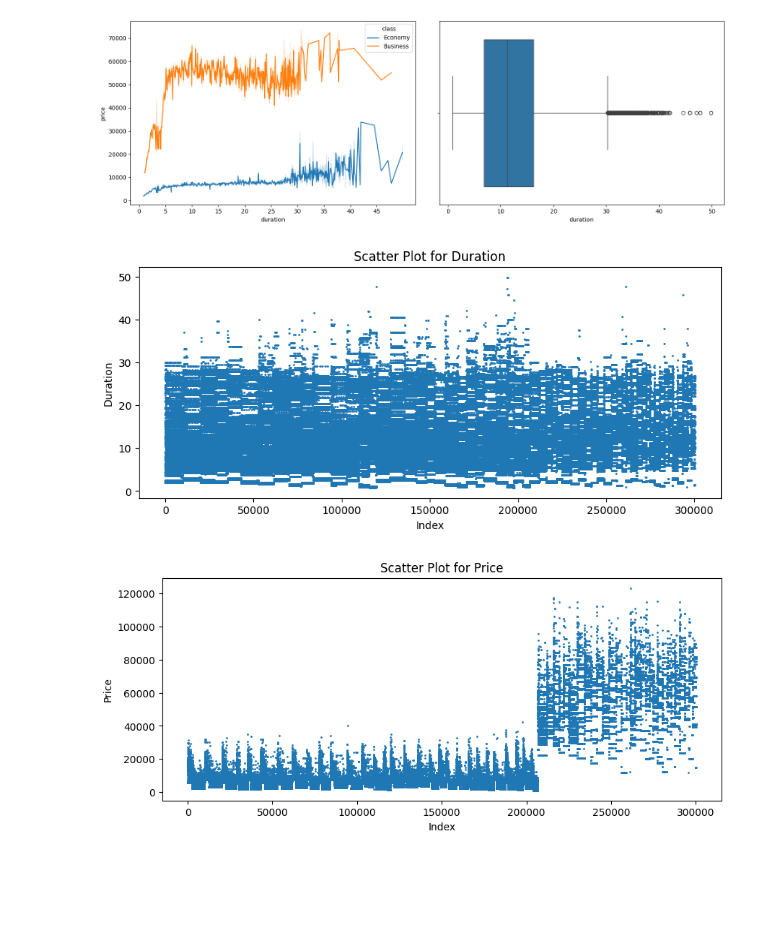
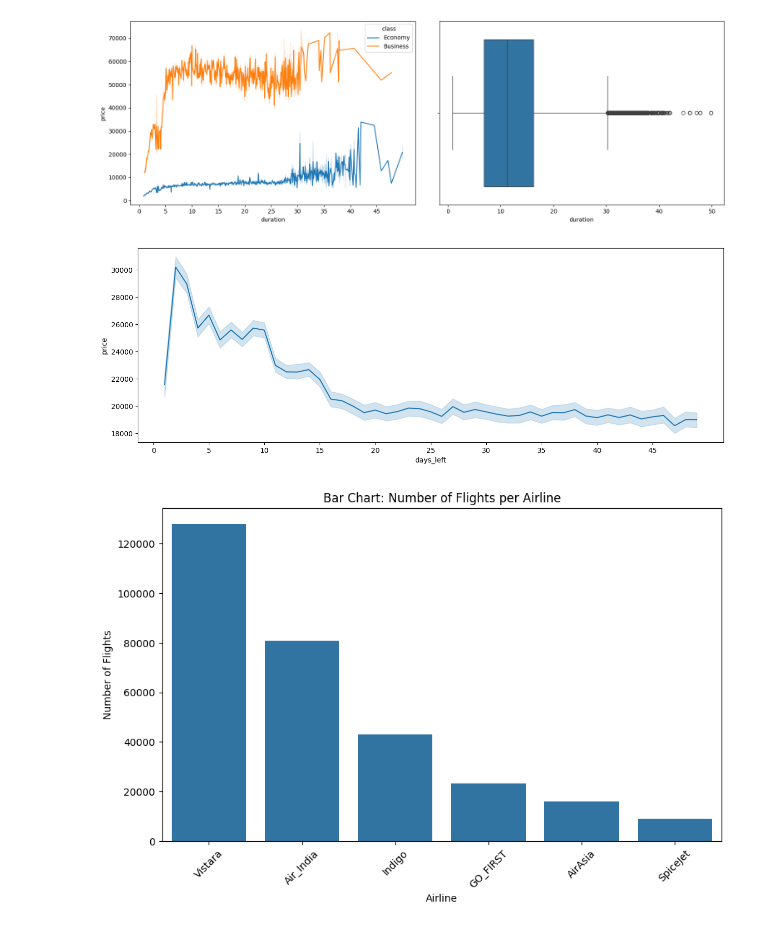
Before and after one commit to jankovicivana/SIAP, a Jupyter notebook: KT1.ipynb, the cells around one changed output. Drawn from its saved outputs; the diff is of its cells as text; code cells hidden in the pictures; blank space fills up the shorter version.

```diff
--- a/KT1.ipynb
+++ b/KT1.ipynb
@@ -23,22 +26,21 @@ plt.show()
 # %% [output]
 [figure]
 # %%
-# Scatter plot for 'duration'
-plt.figure(figsize=(10, 4))
-plt.scatter(df.index, df['duration'], s=1)
-plt.title('Scatter Plot for Duration')
-plt.xlabel('Index')
-plt.ylabel('Duration')
+# Price depending on days left
+plt.figure(figsize=(15, 5))
+sns.lineplot(x='days_left', y='price', data=df).set_xticks(np.arange(0, 50, 5))
 plt.show()
-
-# Scatter plot for 'price'
-plt.figure(figsize=(10, 4))
-plt.scatter(df.index, df['price'], s=1)
-plt.title('Scatter Plot for Price')
-plt.xlabel('Index')
-plt.ylabel('Price')
-plt.show()
 # %% [output]
-[figure, old version]
+[figure, new version]
-[figure, removed]
+# %%
+# Number of flights per airline
+plt.figure(figsize=(10, 6))
+sns.countplot(data=df, x='airline', order=df['airline'].value_counts().index)
+plt.title('Bar Chart: Number of Flights per Airline')
+plt.xlabel('Airline')
+plt.ylabel('Number of Flights')
+plt.xticks(rotation=45)  # Rotate the x-axis labels if they overlap
+plt.show()
+# %% [output]
+[figure, added]
 # %%
```
Also changed, not shown: parts of 7 cells of this notebook.
